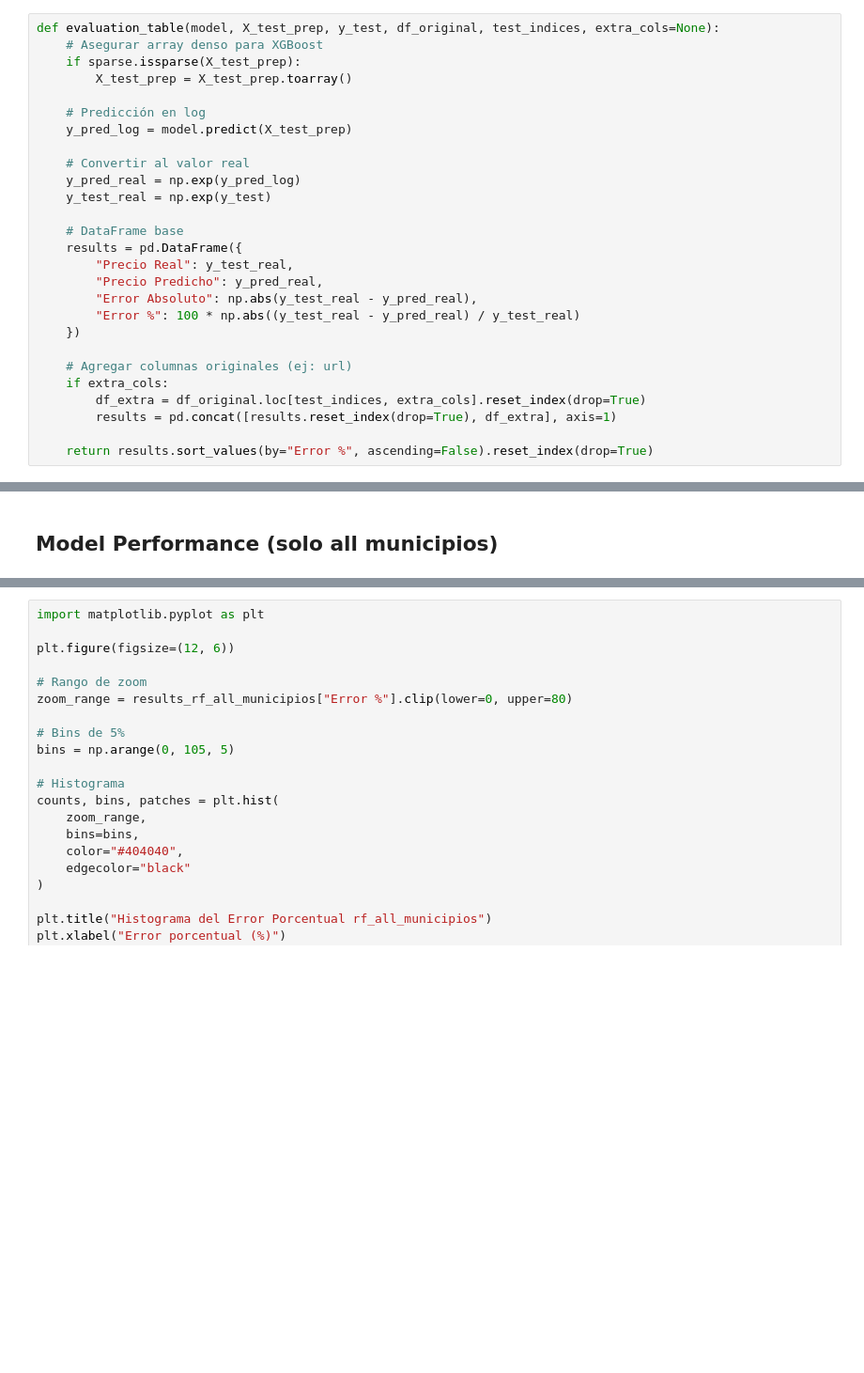
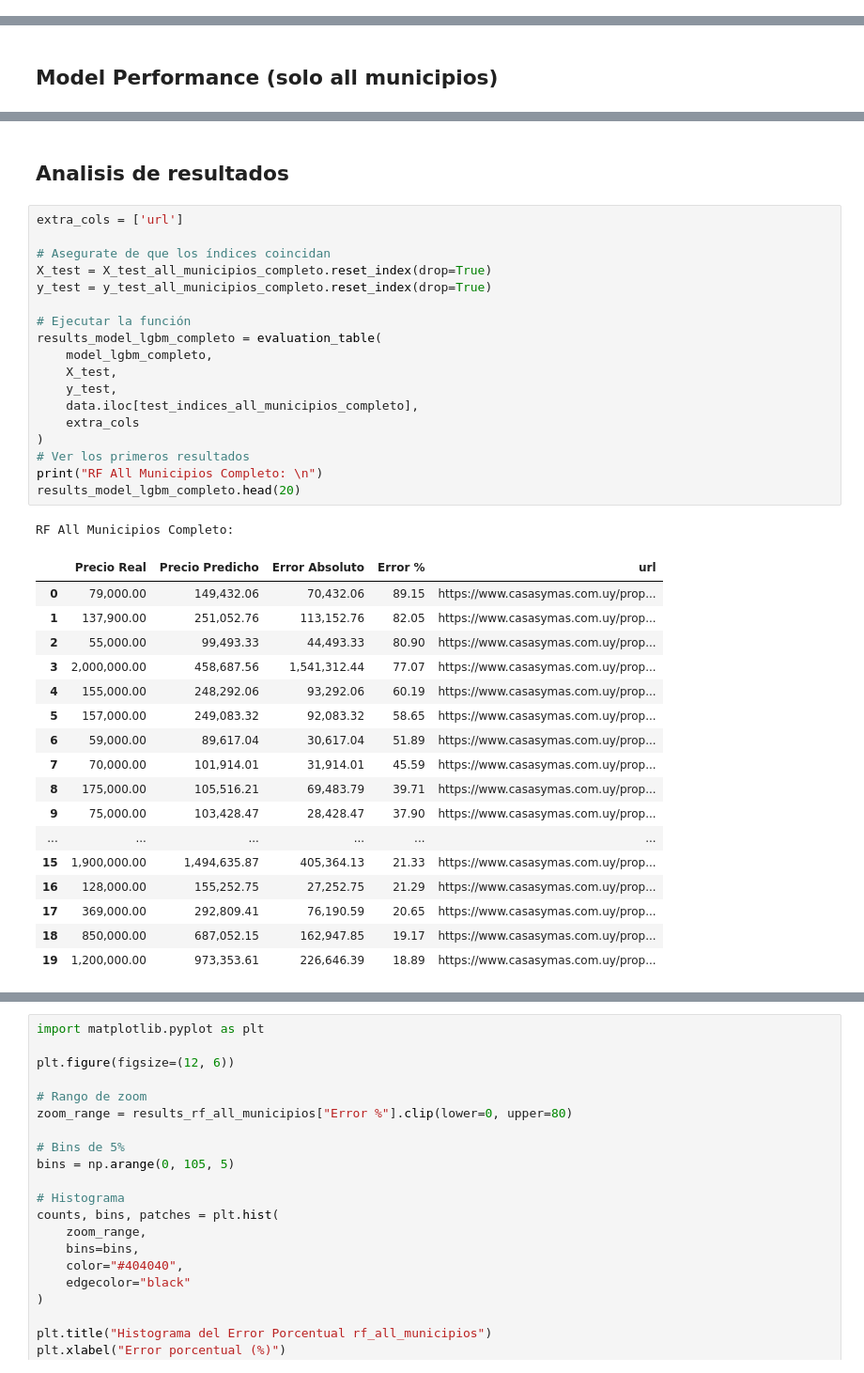
Before and after one commit to feliperenom/tesis-mcd-inm, a Jupyter notebook: src/codes/modelos_v4.ipynb, the cells around one changed output, grey strips where cells are left out. Shown: that part at 94% size. Saved outputs shown, nothing was run; the diff lists cells and outputs as text; blank space fills up the shorter version.

```diff
--- a/src/codes/modelos_v4.ipynb
+++ b/src/codes/modelos_v4.ipynb
@@ -338,33 +324,6 @@ def crear_tabla_resultados(nombres, mse_list, r2_list, mae_list, medae_list, map
     df_resultados = pd.DataFrame(resultados)
     pd.options.display.float_format = '{:,.2f}'.format
     return df_resultados
-# %%
-def evaluation_table(model, X_test_prep, y_test, df_original, test_indices, extra_cols=None):
-    # Asegurar array denso para XGBoost
-    if sparse.issparse(X_test_prep):
-        X_test_prep = X_test_prep.toarray()
-
-    # Predicción en log
-    y_pred_log = model.predict(X_test_prep)
-
-    # Convertir al valor real
-    y_pred_real = np.exp(y_pred_log)
-    y_test_real = np.exp(y_test)
-
-    # DataFrame base
-    results = pd.DataFrame({
-        "Precio Real": y_test_real,
-        "Precio Predicho": y_pred_real,
-        "Error Absoluto": np.abs(y_test_real - y_pred_real),
-        "Error %": 100 * np.abs((y_test_real - y_pred_real) / y_test_real)
-    })
-
-    # Agregar columnas originales (ej: url)
-    if extra_cols:
-        df_extra = df_original.loc[test_indices, extra_cols].reset_index(drop=True)
-        results = pd.concat([results.reset_index(drop=True), df_extra], axis=1)
-
-    return results.sort_values(by="Error %", ascending=False).reset_index(drop=True)
 # %% [markdown]
 ## Target y Features
 # %%
@@ -1176,3 +1264,42 @@ results_model_xgb_ch.head(20)
+# %% [markdown]
+## Analisis de resultados
+# %%
+extra_cols = ['url']
+
+# Asegurate de que los índices coincidan
+X_test = X_test_all_municipios_completo.reset_index(drop=True)
+y_test = y_test_all_municipios_completo.reset_index(drop=True)
+
+# Ejecutar la función
+results_model_lgbm_completo = evaluation_table(
+    model_lgbm_completo,
+    X_test,
+    y_test,
+    data.iloc[test_indices_all_municipios_completo],
+    extra_cols
+)
+# Ver los primeros resultados
+print("RF All Municipios Completo: \n")
+results_model_lgbm_completo.head(20)
+# %% [output]
+RF All Municipios Completo:
+|  | Precio Real | Precio Predicho | Error Absoluto | Error % | url |
+| 0 | 79,000.00 | 149,432.06 | 70,432.06 | 89.15 | https://www.casasymas.com.uy/prop... |
+| 1 | 137,900.00 | 251,052.76 | 113,152.76 | 82.05 | https://www.casasymas.com.uy/prop... |
+| 2 | 55,000.00 | 99,493.33 | 44,493.33 | 80.90 | https://www.casasymas.com.uy/prop... |
+| 3 | 2,000,000.00 | 458,687.56 | 1,541,312.44 | 77.07 | https://www.casasymas.com.uy/prop... |
+| 4 | 155,000.00 | 248,292.06 | 93,292.06 | 60.19 | https://www.casasymas.com.uy/prop... |
+| 5 | 157,000.00 | 249,083.32 | 92,083.32 | 58.65 | https://www.casasymas.com.uy/prop... |
+| 6 | 59,000.00 | 89,617.04 | 30,617.04 | 51.89 | https://www.casasymas.com.uy/prop... |
+| 7 | 70,000.00 | 101,914.01 | 31,914.01 | 45.59 | https://www.casasymas.com.uy/prop... |
+| 8 | 175,000.00 | 105,516.21 | 69,483.79 | 39.71 | https://www.casasymas.com.uy/prop... |
+| 9 | 75,000.00 | 103,428.47 | 28,428.47 | 37.90 | https://www.casasymas.com.uy/prop... |
+| ... | ... | ... | ... | ... | ... |
+| 15 | 1,900,000.00 | 1,494,635.87 | 405,364.13 | 21.33 | https://www.casasymas.com.uy/prop... |
+| 16 | 128,000.00 | 155,252.75 | 27,252.75 | 21.29 | https://www.casasymas.com.uy/prop... |
+| 17 | 369,000.00 | 292,809.41 | 76,190.59 | 20.65 | https://www.casasymas.com.uy/prop... |
+| 18 | 850,000.00 | 687,052.15 | 162,947.85 | 19.17 | https://www.casasymas.com.uy/prop... |
+| 19 | 1,200,000.00 | 973,353.61 | 226,646.39 | 18.89 | https://www.casasymas.com.uy/prop... |
 # %%
 plt.figure(figsize=(12, 6))
 
```
Also changed, not shown: parts of 47 cells of this notebook, 2 other files.
